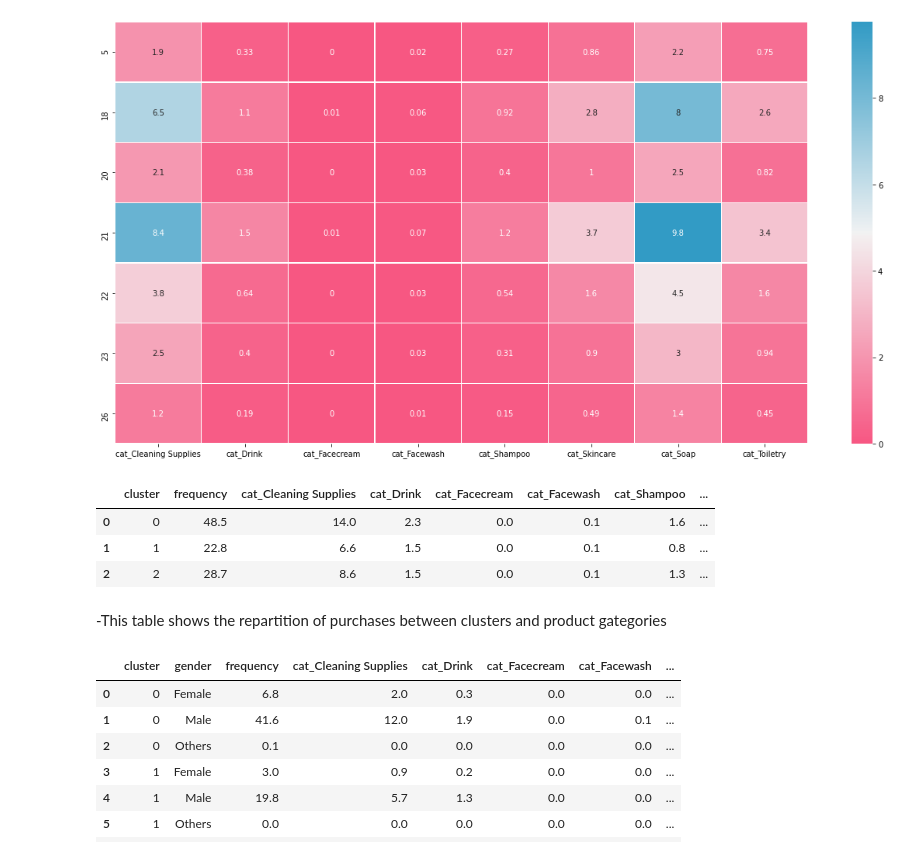
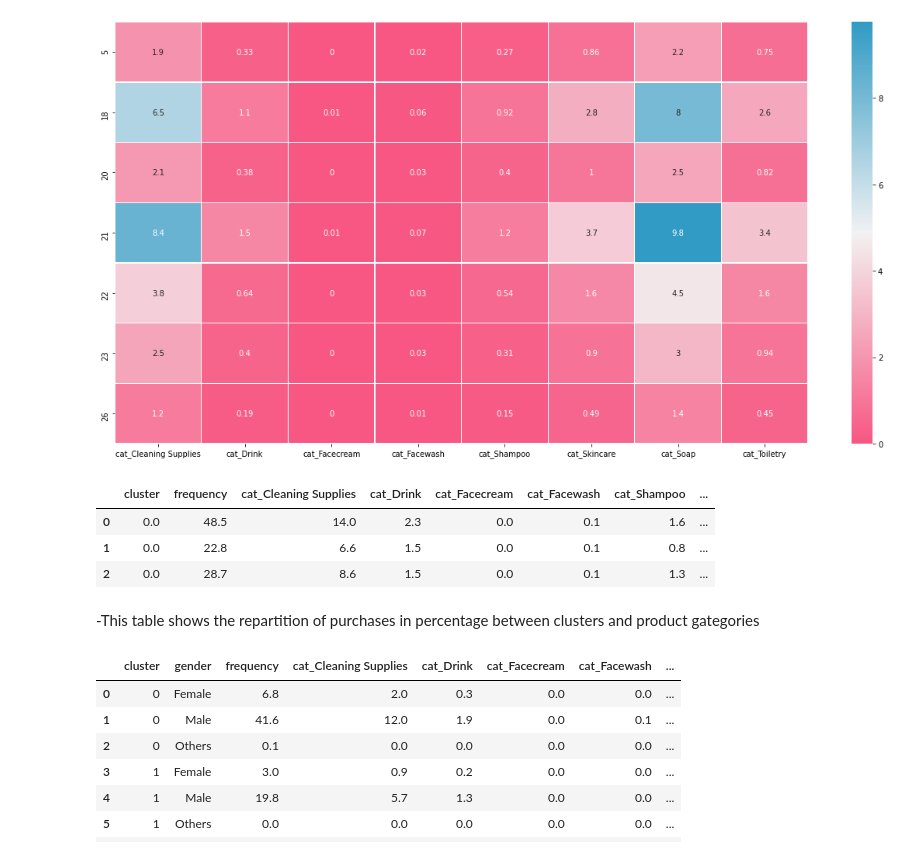
Before and after one commit to Hubert-Ayissi/ICP-Open, a Jupyter notebook: KMEANS _Finale.ipynb, the cells around one changed output. Drawn from its saved outputs; the diff is of its cells as text; code cells hidden in the pictures.

```diff
--- a/KMEANS _Finale.ipynb
+++ b/KMEANS _Finale.ipynb
@@ -466,29 +537,28 @@ sns.heatmap(cluster_behavior_2_imp[products_label], cmap =sns.diverging_palette(
 <AxesSubplot:>
 [figure]
 # %%
-# Let's look at the distribution of purchases by clusters
+# Let's look at the distribution of the of purchases by clusters in percentage
 cluster_behavior2 = results.groupby(['cluster'], as_index=False).agg({
     'frequency':'sum',
     'cat_Cleaning Supplies':'sum',
     'cat_Drink': 'sum',
     'cat_Facecream': 'sum' ,
     'cat_Facewash': 'sum',
     'cat_Shampoo': 'sum',
     'cat_Skincare' : 'sum',
     'cat_Soap': 'sum',
     'cat_Toiletry':'sum'
 })
 
 clust = round(cluster_behavior2*100/cluster_behavior2['frequency'].sum(),1)
-clust['cluster'] = cluster_behavior1['cluster']
 clust
 # %% [output]
 |  | cluster | frequency | cat_Cleaning Supplies | cat_Drink | cat_Facecream | cat_Facewash | cat_Shampoo | ... |
-| 0 | 0 | 48.5 | 14.0 | 2.3 | 0.0 | 0.1 | 1.6 | ... |
-| 1 | 1 | 22.8 | 6.6 | 1.5 | 0.0 | 0.1 | 0.8 | ... |
-| 2 | 2 | 28.7 | 8.6 | 1.5 | 0.0 | 0.1 | 1.3 | ... |
+| 0 | 0.0 | 48.5 | 14.0 | 2.3 | 0.0 | 0.1 | 1.6 | ... |
+| 1 | 0.0 | 22.8 | 6.6 | 1.5 | 0.0 | 0.1 | 0.8 | ... |
+| 2 | 0.0 | 28.7 | 8.6 | 1.5 | 0.0 | 0.1 | 1.3 | ... |
 # %% [markdown]
--This table shows the repartition of purchases between clusters and product gategories
+-This table shows the repartition of purchases in percentage between clusters and product gategories
 # %%
 # Let's look at the distribution of purchases by clusters
 cluster_behavior2 = results.groupby(['cluster', 'gender'], as_index=False).agg({
```
Also changed, not shown: parts of 36 cells of this notebook.
